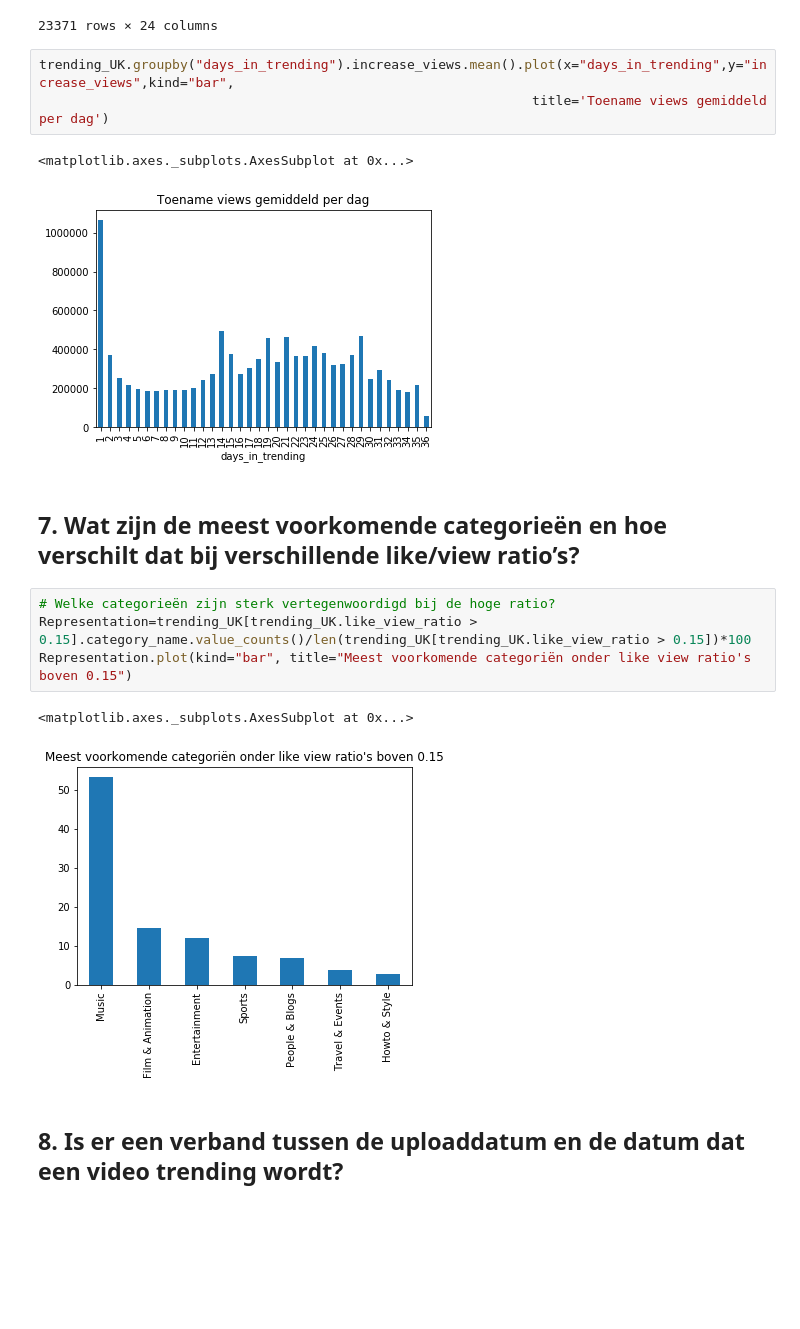
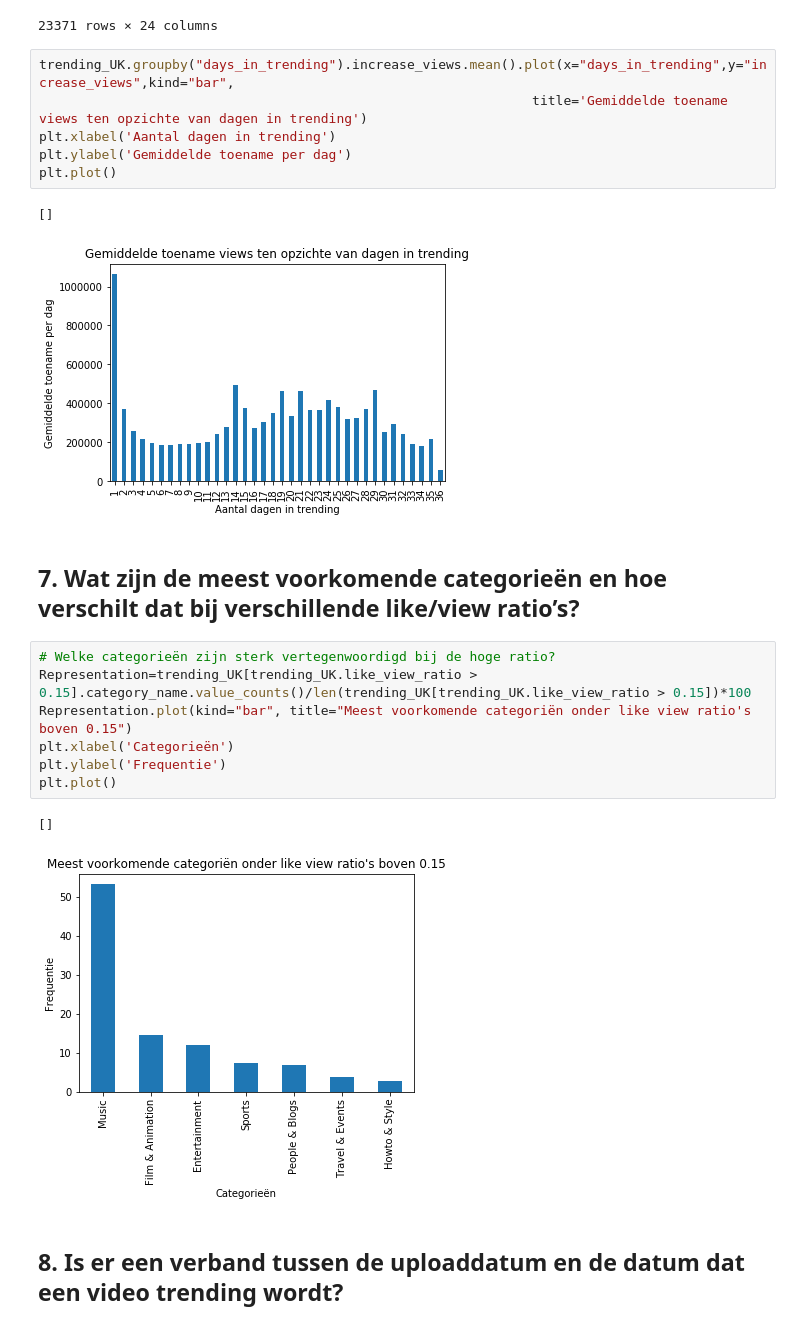
Before and after one commit to SandervWickeren/DataScience_YouTube, a Jupyter notebook: ResultsFile.ipynb, the cells around one changed output. Saved outputs shown, nothing was run; the diff lists cells and outputs as text; blank space fills up the shorter version.

```diff
--- a/ResultsFile.ipynb
+++ b/ResultsFile.ipynb
@@ -290,19 +304,25 @@ findNewViews(trending_UK).sort_values(["title","views"])
 23371 rows × 24 columns
 # %%
 trending_UK.groupby("days_in_trending").increase_views.mean().plot(x="days_in_trending",y="increase_views",kind="bar",
-                                                               title='Toename views gemiddeld per dag')
+                                                               title='Gemiddelde toename views ten opzichte van dagen in trending')
+plt.xlabel('Aantal dagen in trending')
+plt.ylabel('Gemiddelde toename per dag')
+plt.plot()
 # %% [output]
-<matplotlib.axes._subplots.AxesSubplot at 0x...>
+[]
-[figure, old version]
+[figure, new version]
 # %% [markdown]
 ## 7.  Wat zijn de meest voorkomende categorieën en hoe verschilt dat bij verschillende like/view ratio’s?
 # %%
 # Welke categorieën zijn sterk vertegenwoordigd bij de hoge ratio?
 Representation=trending_UK[trending_UK.like_view_ratio > 0.15].category_name.value_counts()/len(trending_UK[trending_UK.like_view_ratio > 0.15])*100
 Representation.plot(kind="bar", title="Meest voorkomende categoriën onder like view ratio's boven 0.15")
+plt.xlabel('Categorieën')
+plt.ylabel('Frequentie')
+plt.plot()
 # %% [output]
-<matplotlib.axes._subplots.AxesSubplot at 0x...>
+[]
-[figure, old version]
+[figure, new version]
 # %% [markdown]
 ## 8. Is er een verband tussen de uploaddatum en de datum dat een video trending wordt?
 # %%
```
Also changed, not shown: parts of 15 cells of this notebook.
